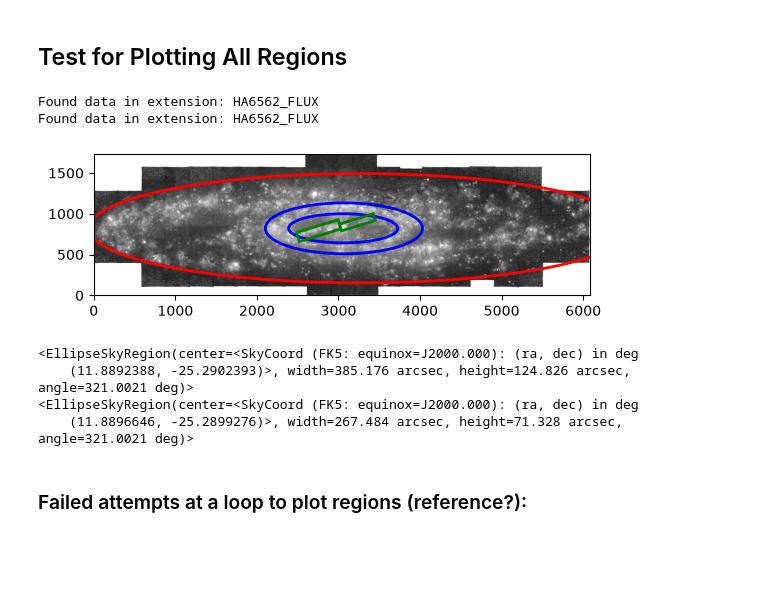
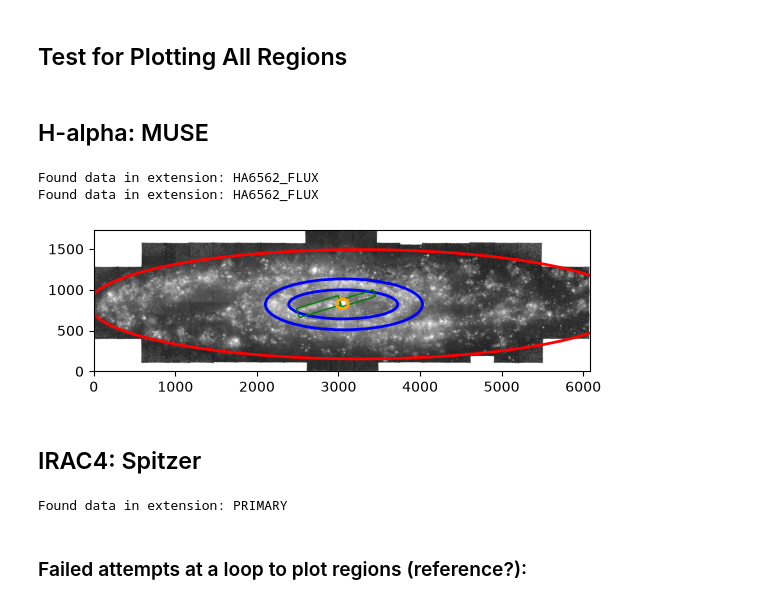
Before and after one commit to myasmedley/Environment-Mask-of-NGC-253, a Jupyter notebook: 3RegionsTest.ipynb, the cells around one changed output. Saved outputs shown, nothing was run; the diff lists cells and outputs as text; code cells hidden in the pictures; blank space fills up the shorter version.

Commit message:
added code for irac4

```diff
--- a/3RegionsTest.ipynb
+++ b/3RegionsTest.ipynb
@@ -83,12 +83,12 @@ class DisplayData:
 
 
 
-    def plot_region(self, filepath, disk_regionfile, ring_regionfile, bar_regionfile, color, norm, vmin, vmax):
+    def plot_region(self, filepath, disk_regionfile, ring_regionfile, bar_regionfile, center_regionfile, norm, vmin, vmax):
         self.filepath = filepath
         self.disk_regionfile = disk_regionfile
         self.ring_regionfile = ring_regionfile
         self.bar_regionfile = bar_regionfile
-        self.color = color # DS9 region
+        self.center_regionfile = center_regionfile
         self.norm = norm
         self.vmin = vmin
         self.vmax= vmax
@@ -116,34 +116,43 @@ class DisplayData:
         ring_region2 = Regions.read(ring_regionfile)[1].to_pixel(wcs) # the one corresponds to
         bar_region = Regions.read(bar_regionfile)[0].to_pixel(wcs)
         bar_region2 = Regions.read (bar_regionfile)[1].to_pixel(wcs)
+        center_region = Regions.read(center_regionfile)[0].to_pixel(wcs)
         fig, ax = plt.subplots()
         ax.imshow(data, cmap='gray', origin='lower', norm=self.norm, vmin=self.vmin, vmax=self.vmax)
         disk_region.plot(ax=ax, color='red', lw=2.0)
         ring_region1.plot(ax=ax, color= 'blue', lw=2.0)
         ring_region2.plot(ax=ax, color='blue', lw=2.0)
-        bar_region.plot(ax=ax, color= 'green', lw=2.0)
-        bar_region2.plot(ax=ax, color= 'green', lw=2.0)
+        bar_region.plot(ax=ax, color= 'green', lw=1.0)
+        bar_region2.plot(ax=ax, color= 'green', lw=1.0)
+        center_region.plot(ax=ax, color='orange', lw=1.0)
+
         plt.savefig('H-alpha, 3Regions')
+# %% [markdown]
+## H-alpha: MUSE
 # %%
 ha_file = r"C:\Users\Lamat\OneDrive - The Ohio State University\Lamat NGC 253 Environment Mask\Plotting Regions\NGC0253_Ha.fits"
 ha_data = DisplayData(ha_file)
 ha_disk_regionfile = r"C:\Users\Lamat\OneDrive - The Ohio State University/Lamat NGC 253 Environment Mask/Plotting Regions/disk_ha_regionfile_adjusted71626_muse.reg"
 ha_ring_regionfile = r"C:\Users\Lamat\OneDrive - The Ohio State University/Lamat NGC 253 Environment Mask/Plotting Regions/ring_ha_regionfile_muse_2.reg"
 ha_bar_regionfile = r"C:\Users\Lamat\OneDrive - The Ohio State University/Lamat NGC 253 Environment Mask/Plotting Regions/bar_ha_regionfile_muse_twoboxes.reg"
-ha_data.plot_region(ha_file, ha_disk_regionfile, ha_ring_regionfile, ha_bar_regionfile, color='blue', norm = 'log', vmin=30, vmax=30000)
+ha_center_regionfile = r"C:\Users\Lamat\OneDrive - The Ohio State University/Lamat NGC 253 Environment Mask/Plotting Regions/center_ha_regionfile_muse.reg"
+ha_data.plot_region(ha_file, ha_disk_regionfile, ha_ring_regionfile, ha_bar_regionfile, ha_center_regionfile, norm = 'log', vmin=30, vmax=30000)
 # %% [output]
 Found data in extension: HA6562_FLUX
 Found data in extension: HA6562_FLUX
-[figure, old version]
+[figure, new version]
-# %%
-# okay i'm testing this out using documentation from https://pyregion.readthedocs.io/en/latest/getting_started.html. im changing all of the pyregion stuff to the Regions package ive been using, but the code is exactly what i need i think (famous last words)
-ha_region = r"C:\Users\Lamat\OneDrive - The Ohio State University/Lamat NGC 253 Environment Mask/Plotting Regions/ring_ha_regionfile_muse_2.reg"
-ha_r = Regions.read(ha_region, format='ds9')
-# %% [output]
-<EllipseSkyRegion(center=<SkyCoord (FK5: equinox=J2000.000): (ra, dec) in deg
-    (11.8892388, -25.2902393)>, width=385.176 arcsec, height=124.826 arcsec, angle=321.0021 deg)>
-<EllipseSkyRegion(center=<SkyCoord (FK5: equinox=J2000.000): (ra, dec) in deg
-    (11.8896646, -25.2899276)>, width=267.484 arcsec, height=71.328 arcsec, angle=321.0021 deg)>
+# %% [markdown]
+## IRAC4: Spitzer
+# %%
+%matplotlib widget
+irac4_file = r"C:\Users\Lamat\OneDrive - The Ohio State University\Lamat NGC 253 Environment Mask\Plotting Regions\ngc0253_irac4_gauss4p0.fits"
+irac4_data = DisplayData(irac4_file)
+irac4_disk_regionfile = r"C:\Users\Lamat\OneDrive - The Ohio State University/Lamat NGC 253 Environment Mask/Plotting Regions/disk_irac_regionfile_adjusted71326_spitzer.reg"
+irac4_ring_regionfile = r"C:\Users\Lamat\OneDrive - The Ohio State University/Lamat NGC 253 Environment Mask/Plotting Regions/ring_irac_regionfile_spitzer.reg"
+irac4_center_regionfile = r"C:\Users\Lamat\OneDrive - The Ohio State University/Lamat NGC 253 Environment Mask/Plotting Regions/center_irac4_regionfile_spitzer.reg"
+irac4_bar_regionfile = r"C:\Users\Lamat\OneDrive - The Ohio State University/Lamat NGC 253 Environment Mask/Plotting Regions/bar_irac4_regionfile_spitzer_twoboxes.reg"
+# %% [output]
+Found data in extension: PRIMARY
 # %% [markdown]
 ### Failed attempts at a loop to plot regions (reference?):
 # %%
```
Also changed, not shown: parts of 1 cell of this notebook.
